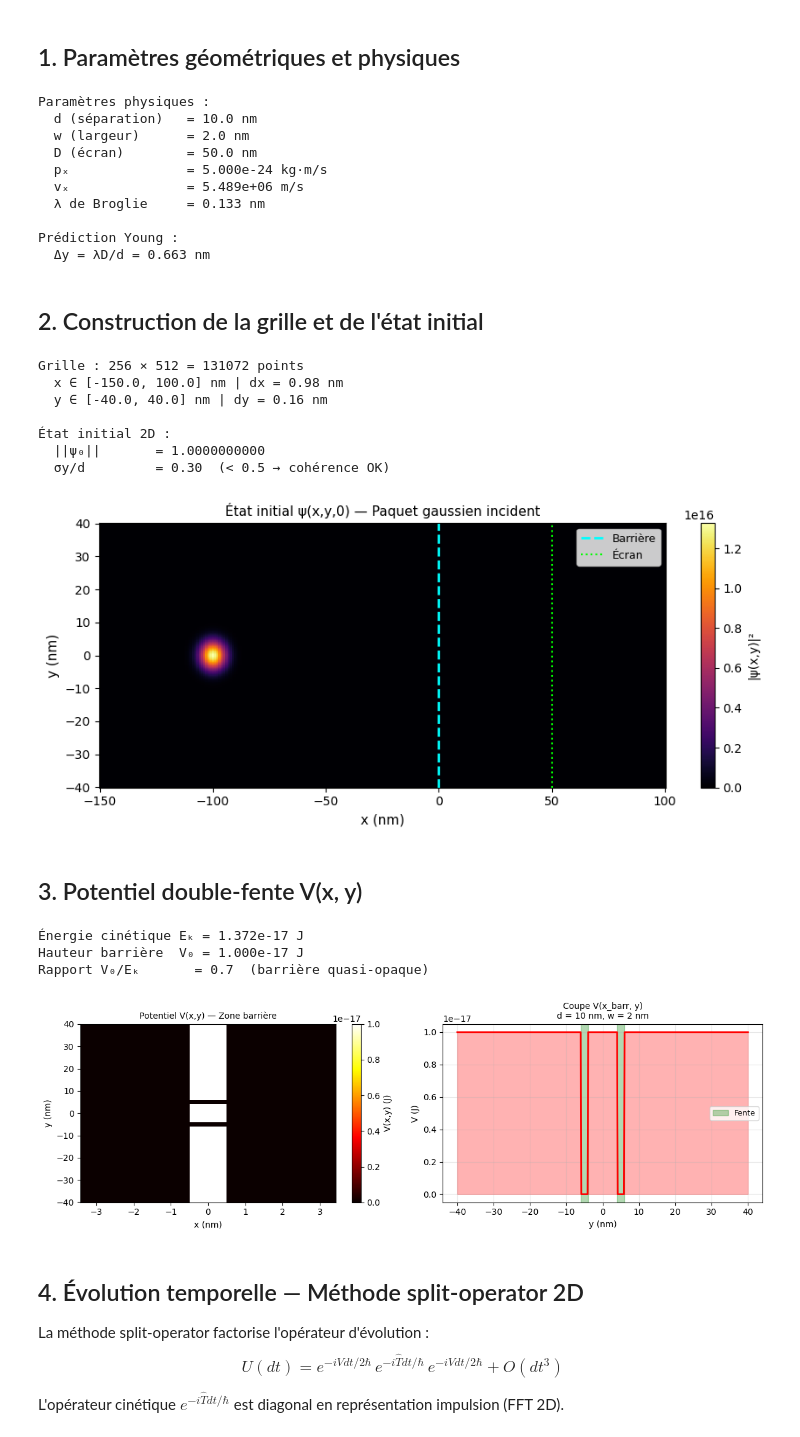
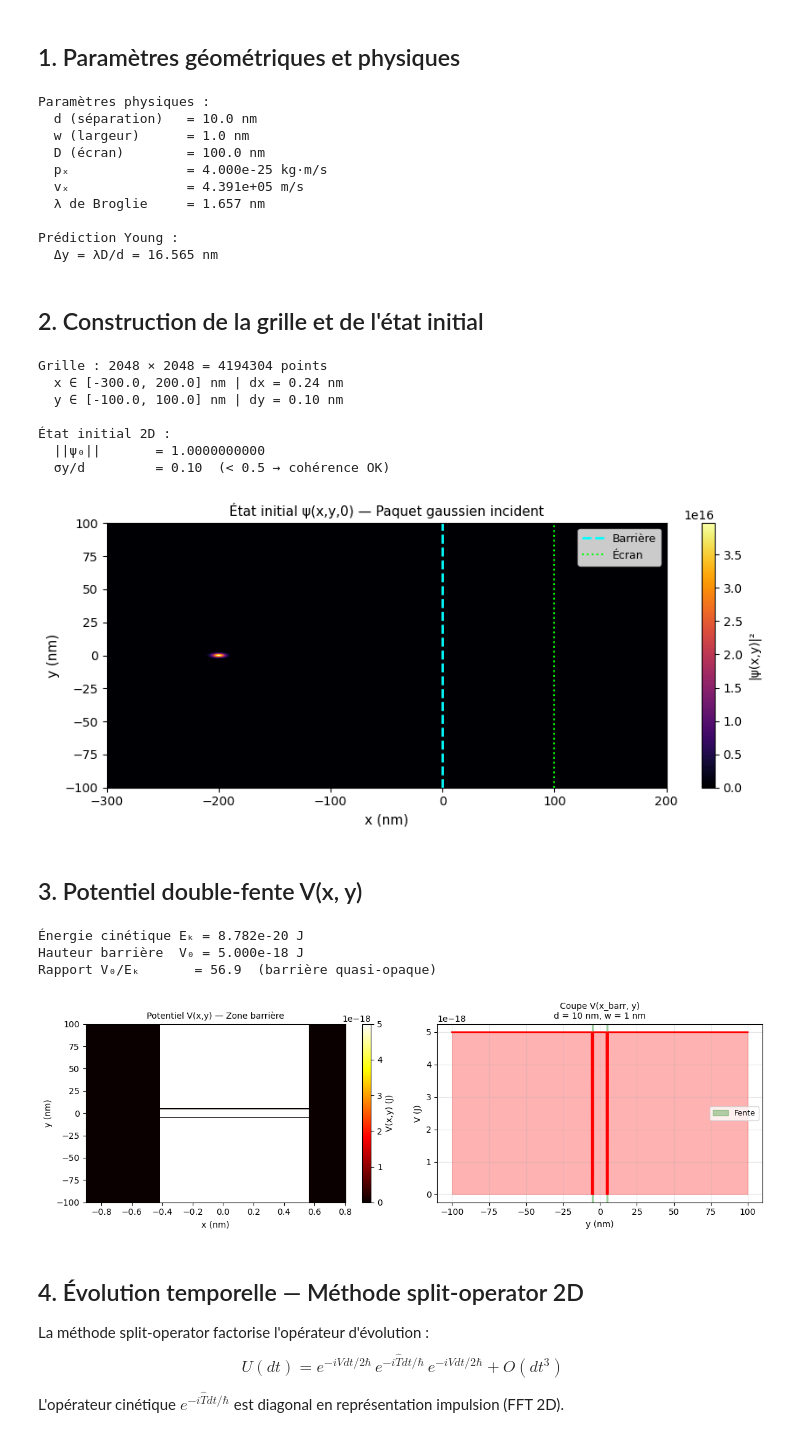
Before and after one commit to estebancarlin/Quantum-Physics-and-AI, a Jupyter notebook: quantum_simulation/examples/notebooks/04_double_fente_2d.ipynb, the cells around one changed output. Saved outputs shown, nothing was run; the diff lists cells and outputs as text; code cells hidden in the pictures.

```diff
--- a/quantum_simulation/examples/notebooks/04_double_fente_2d.ipynb
+++ b/quantum_simulation/examples/notebooks/04_double_fente_2d.ipynb
@@ -63,12 +61,12 @@ m = 9.109384e-31 kg
 # %%
 # ─── Géométrie des fentes ────────────────────────────────────────────────────
 d           = 10e-9      # séparation fentes (m)  — 10 nm
-w           = 2e-9       # largeur fente (m)  — 2 nm
+w           = 1e-9       # largeur fente (m)  — 1 nm
 x_barr      = 0.0        # position barrière (m)
-D_screen    = 50e-9      # distance barrière–écran (m)  — 50 nm
+D_screen    = 100e-9      # distance barrière–écran (m)  — 100 nm
 
 # ─── Paquet incident ─────────────────────────────────────────────────────────
-p_x  = 5e-24             # impulsion en x (kg·m/s)
+p_x  = 4.0e-25            # impulsion en x (kg·m/s)
 kx0  = p_x / hbar        # nombre d'onde en x
 v_x  = p_x / m           # vitesse de groupe (m/s)
 lambda_dB = 2*np.pi*hbar / p_x  # longueur d'onde de Broglie
@@ -88,21 +86,21 @@ print(f"  Δy = λD/d = {delta_y_theory*1e9:.3f} nm")
 # %% [output]
 Paramètres physiques :
   d (séparation)   = 10.0 nm
-  w (largeur)      = 2.0 nm
-  D (écran)        = 50.0 nm
-  pₓ               = 5.000e-24 kg·m/s
-  vₓ               = 5.489e+06 m/s
-  λ de Broglie     = 0.133 nm
+  w (largeur)      = 1.0 nm
+  D (écran)        = 100.0 nm
+  pₓ               = 4.000e-25 kg·m/s
+  vₓ               = 4.391e+05 m/s
+  λ de Broglie     = 1.657 nm
 
 Prédiction Young :
-  Δy = λD/d = 0.663 nm
+  Δy = λD/d = 16.565 nm
 # %% [markdown]
 ## 2. Construction de la grille et de l'état initial
 # %%
 # Grilles 2D (plus petites que production pour vitesse)
-nx, ny = 256, 512
+nx, ny = 2048, 2048
 x_grid = np.linspace(-3*D_screen, 2*D_screen, nx)   # de -150 nm à +100 nm
-y_grid = np.linspace(-4*d, 4*d, ny)                  # ±40 nm
+y_grid = np.linspace(-10*d, 10*d, ny)                  # ±40 nm
 
 print(f"Grille : {nx} × {ny} = {nx*ny} points")
 print(f"  x ∈ [{x_grid[0]*1e9:.1f}, {x_grid[-1]*1e9:.1f}] nm | dx = {(x_grid[1]-x_grid[0])*1e9:.2f} nm")
@@ -115,14 +113,14 @@ psi0_2d = fp2d.create_gaussian_packet_2d(
     x0    = x_barr - 2*D_screen,  # démarre bien à gauche
     y0    = 0.0,
     sigma_x = 4e-9,
-    sigma_y = 3e-9,  # cohérence : σy < d/2
+    sigma_y = 1e-9,  # cohérence : σy < d/2
     kx0   = kx0,
     ky0   = 0.0
 )
 
 print(f"\nÉtat initial 2D :")
 print(f"  ||ψ₀||       = {psi0_2d.norm():.10f}")
-print(f"  σy/d         = {3e-9/d:.2f}  (< 0.5 → cohérence OK)")
+print(f"  σy/d         = {1e-9/d:.2f}  (< 0.5 → cohérence OK)")
 
 # Visualisation état initial
 fig, ax = plt.subplots(figsize=(9, 4))
@@ -139,21 +137,21 @@ plt.tight_layout()
 plt.savefig('../../results/04_initial_state.png', dpi=150, bbox_inches='tight')
 plt.show()
 # %% [output]
-Grille : 256 × 512 = 131072 points
-  x ∈ [-150.0, 100.0] nm | dx = 0.98 nm
-  y ∈ [-40.0, 40.0] nm | dy = 0.16 nm
+Grille : 2048 × 2048 = 4194304 points
+  x ∈ [-300.0, 200.0] nm | dx = 0.24 nm
+  y ∈ [-100.0, 100.0] nm | dy = 0.10 nm
 
 État initial 2D :
   ||ψ₀||       = 1.0000000000
-  σy/d         = 0.30  (< 0.5 → cohérence OK)
+  σy/d         = 0.10  (< 0.5 → cohérence OK)
-[figure, old version]
+[figure, new version]
 # %% [markdown]
 ## 3. Potentiel double-fente V(x, y)
 # %%
 slit = DoubleSlit2D(
     x_barrier        = x_barr,
-    barrier_thickness= 5e-10,       # 0.5 nm d'épaisseur
-    barrier_height   = 1e-17,       # V₀ >> E_cinétique
+    barrier_thickness= 1e-9,       # 0.5 nm d'épaisseur
+    barrier_height   = 5e-18,       # V₀ >> E_cinétique
     slit_separation  = d,
     slit_width       = w,
     mass             = m,
@@ -173,37 +171,37 @@ print(f"Rapport V₀/Eₖ       = {slit.V0/E_kin:.1f}  (barrière quasi-opaque)"
 fig, axes = plt.subplots(1, 2, figsize=(12, 4))
 
 # Vue 2D barrière
 idx_barr = np.argmin(np.abs(x_grid - x_barr))
 slice_V  = V_2d[max(0,idx_barr-3):idx_barr+4, :]
 im = axes[0].pcolormesh(x_grid[max(0,idx_barr-3):idx_barr+4]*1e9,
                          y_grid*1e9, slice_V.T, cmap='hot', shading='auto')
 plt.colorbar(im, ax=axes[0], label='V(x,y) (J)')
 axes[0].set_xlabel('x (nm)', fontsize=10)
 axes[0].set_ylabel('y (nm)', fontsize=10)
 axes[0].set_title('Potentiel V(x,y) — Zone barrière', fontsize=10)
 
 # Coupe V(x=barrière, y)
 axes[1].plot(y_grid*1e9, V_2d[idx_barr, :], 'r-', lw=2)
 axes[1].fill_between(y_grid*1e9, 0, V_2d[idx_barr, :], alpha=0.3, color='red')
 # Annoter fentes
 for sign in [-1, 1]:
     y_c = sign * d/2
     axes[1].axvspan((y_c - w/2)*1e9, (y_c + w/2)*1e9,
                     alpha=0.3, color='green', label='Fente' if sign == -1 else '')
 axes[1].set_xlabel('y (nm)', fontsize=10)
 axes[1].set_ylabel('V (J)', fontsize=10)
 axes[1].set_title(f'Coupe V(x_barr, y)\nd = {d*1e9:.0f} nm, w = {w*1e9:.0f} nm', fontsize=10)
 axes[1].legend(fontsize=9)
 axes[1].grid(True, alpha=0.3)
 
 plt.tight_layout()
 plt.savefig('../../results/04_double_slit_potential.png', dpi=150, bbox_inches='tight')
 plt.show()
 # %% [output]
-Énergie cinétique Eₖ = 1.372e-17 J
-Hauteur barrière  V₀ = 1.000e-17 J
-Rapport V₀/Eₖ       = 0.7  (barrière quasi-opaque)
+Énergie cinétique Eₖ = 8.782e-20 J
+Hauteur barrière  V₀ = 5.000e-18 J
+Rapport V₀/Eₖ       = 56.9  (barrière quasi-opaque)
-[figure, old version]
+[figure, new version]
 # %% [markdown]
 ## 4. Évolution temporelle — Méthode split-operator 2D
 
```
Also changed, not shown: parts of 5 cells of this notebook, 13 other files.
